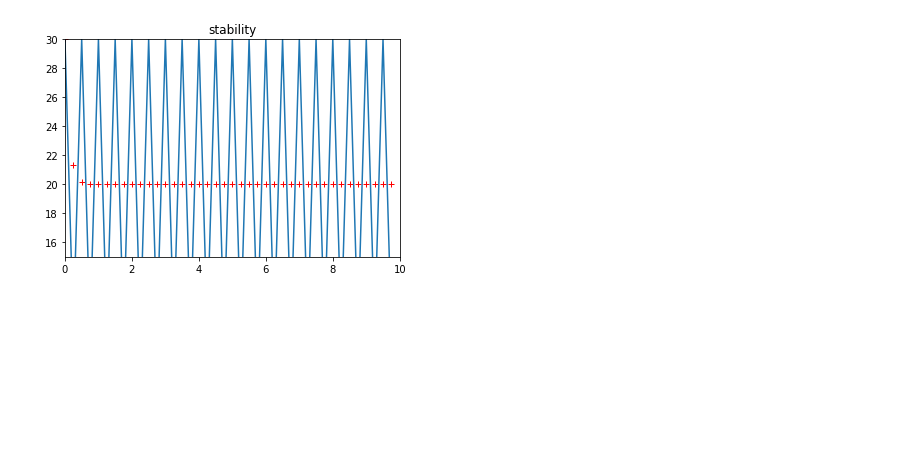
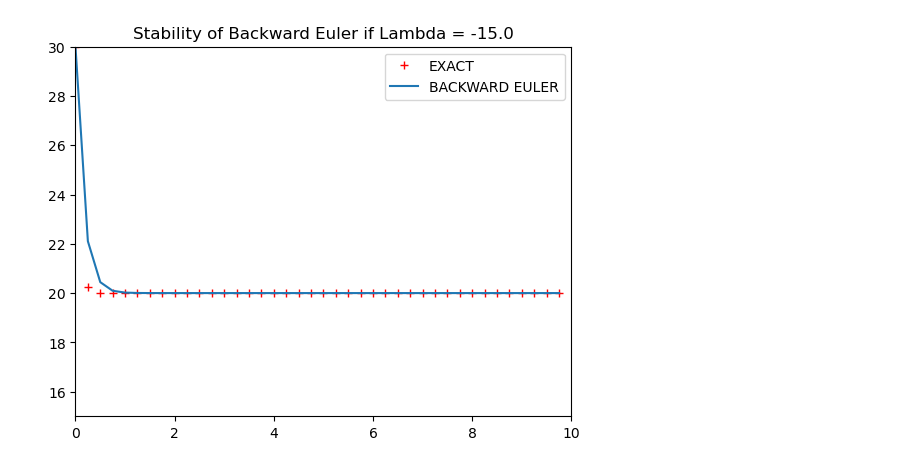
Before and after one commit to valenzuela12/numeric_2024, a Jupyter notebook: numlabs/lab2/stability2.ipynb, the cells around one changed output. Cells and saved outputs as stored; diff of their text form; code cells hidden in the pictures; blank space fills up the shorter version.

```diff
--- a/numlabs/lab2/stability2.ipynb
+++ b/numlabs/lab2/stability2.ipynb
@@ -9,27 +9,28 @@ theFuncs={'euler':euler,'beuler':beuler,'leapfrog':leapfrog}
 # %%
 # Plot
 if __name__=="__main__":
     tend=10.
     Ta=20.
     To=30.
-    theLambda=-8.
-    funChoice='euler'
+    theLambda=-15.
+    funChoice='beuler'
     npts=40
     approxTime,approxTemp=theFuncs[funChoice](npts,tend,To,Ta,theLambda)
     exactTime=np.empty([npts,],float)
     exactTemp=np.empty_like(exactTime)
     for i in np.arange(0,npts):
        exactTime[i] = tend*i/npts
        exactTemp[i] = Ta + (To-Ta)*np.exp(theLambda*exactTime[i])
     plt.close('all')
     plt.figure(1)
     plt.clf()
-    plt.plot(exactTime,exactTemp,'r+')
-    plt.plot(approxTime,approxTemp)
+    plt.plot(exactTime,exactTemp,'r+',label='EXACT')
+    plt.plot(approxTime,approxTemp,label='BACKWARD EULER')
+    plt.legend()
     theAx=plt.gca()
     theAx.set_xlim([0,10])
     theAx.set_ylim([15,30])
-    theAx.set_title('stability')
+    theAx.set_title('Stability of Backward Euler if Lambda = '+str(theLambda))
     plt.show()
 # %% [output]
-[figure, old version]
+[figure, new version]
```
Also changed, not shown: 11 other files.
